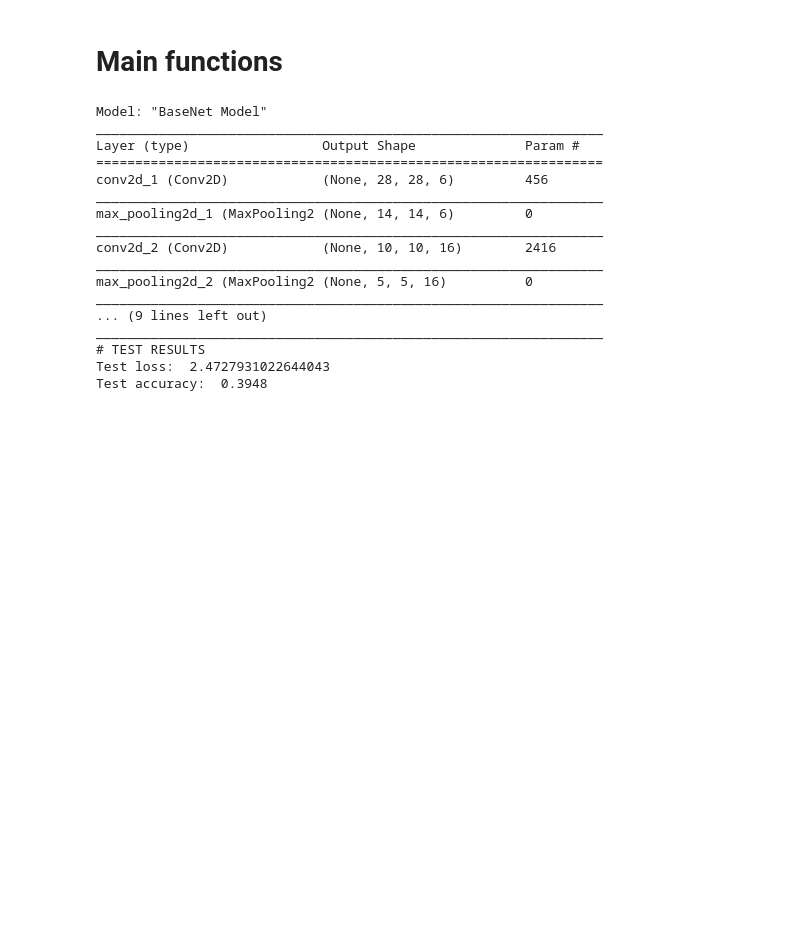
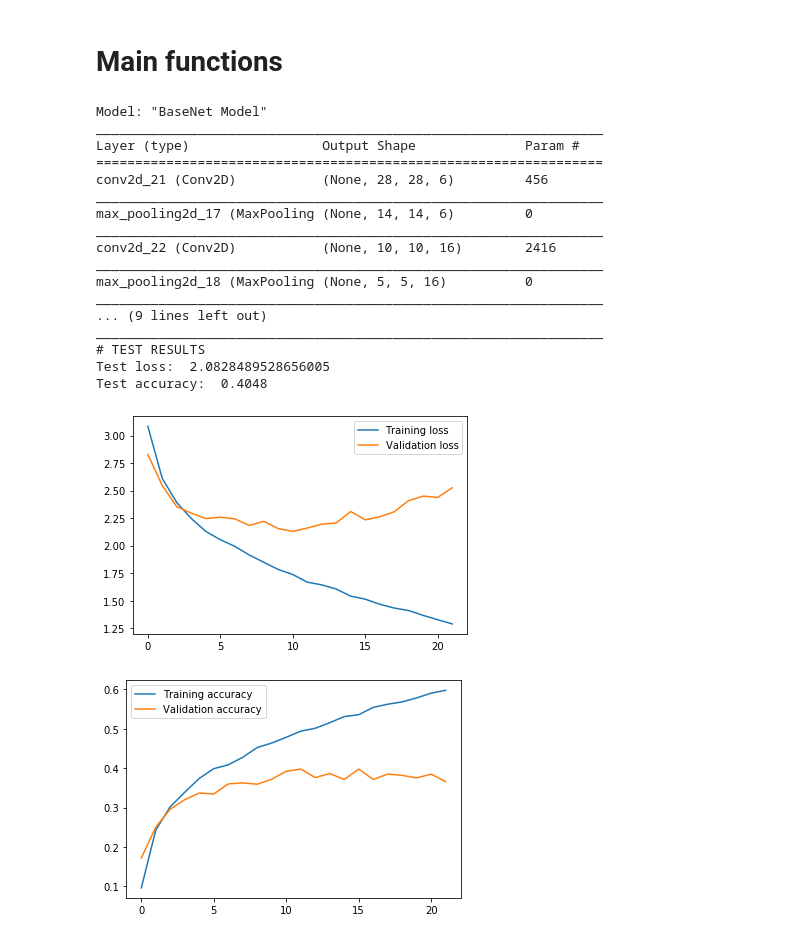
Before and after one commit to Ludvins/DGIIM_VC, a Jupyter notebook: Practica 2/Cifar.ipynb, the cells around one changed output. Saved outputs shown, nothing was run; the diff lists cells and outputs as text; code cells hidden in the pictures; blank space fills up the shorter version.

```diff
--- a/Practica 2/Cifar.ipynb
+++ b/Practica 2/Cifar.ipynb
@@ -201,26 +200,29 @@ def train_and_evaluate(model, data_generator, batch_size, epochs, verbose = 0):
 # %%
 # Ejercicio 1
 m1 = base_net_model()
 m1.summary()
-h1 = train_and_evaluate(m1, basic_data_generator, 32, 20)
+h1 = train_and_evaluate(m1, basic_data_generator, 32)
+show_evolution(h1)
 # %% [output]
 Model: "BaseNet Model"
 _________________________________________________________________
 Layer (type)                 Output Shape              Param #
 =================================================================
-conv2d_1 (Conv2D)            (None, 28, 28, 6)         456
+conv2d_21 (Conv2D)           (None, 28, 28, 6)         456
 _________________________________________________________________
-max_pooling2d_1 (MaxPooling2 (None, 14, 14, 6)         0
+max_pooling2d_17 (MaxPooling (None, 14, 14, 6)         0
 _________________________________________________________________
-conv2d_2 (Conv2D)            (None, 10, 10, 16)        2416
+conv2d_22 (Conv2D)           (None, 10, 10, 16)        2416
 _________________________________________________________________
-max_pooling2d_2 (MaxPooling2 (None, 5, 5, 16)          0
+max_pooling2d_18 (MaxPooling (None, 5, 5, 16)          0
 _________________________________________________________________
 ... (9 lines left out)
 _________________________________________________________________
 # TEST RESULTS
-Test loss:  2.4727931022644043
-Test accuracy:  0.3948
+Test loss:  2.0828489528656005
+Test accuracy:  0.4048
+[figure, added]
+[figure, added]
 # %%
 # Ejercicio 2
 m2 = base_net_model()
```
Also changed, not shown: parts of 3 cells of this notebook.
